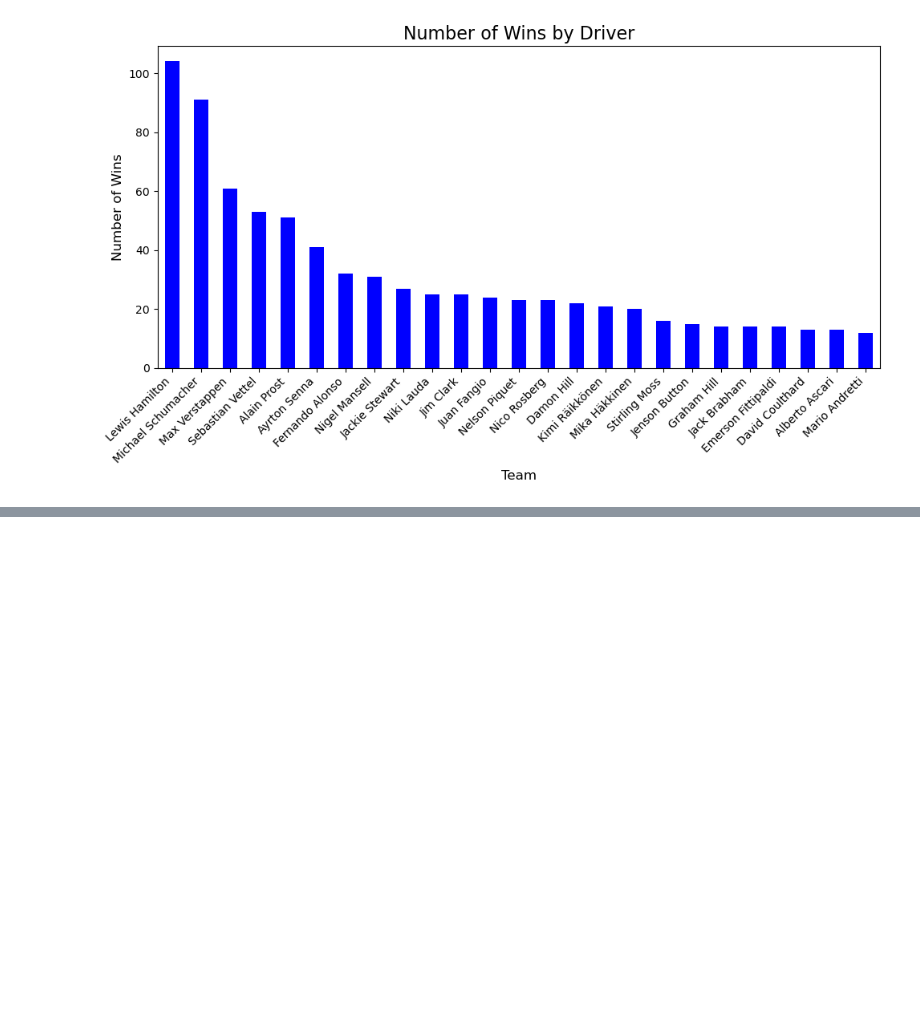
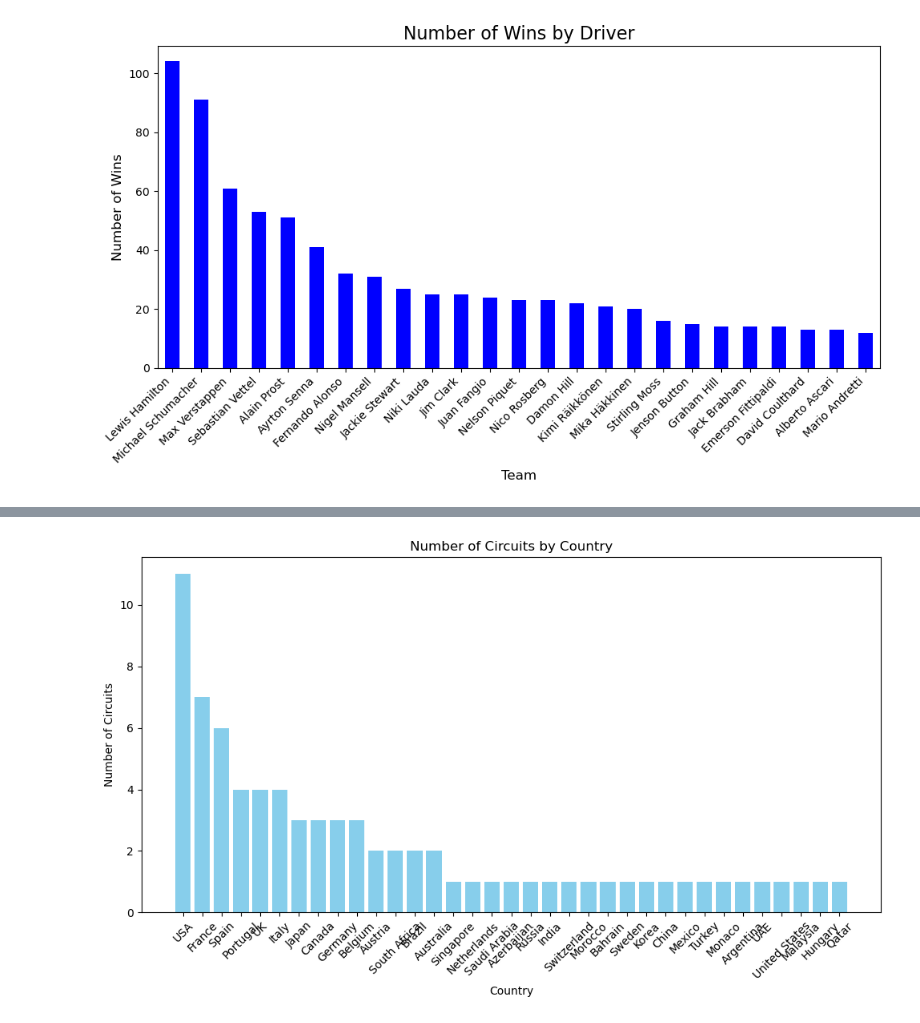
Before and after one commit to mnogueira22/FEUP-PRI, a Jupyter notebook: statistics.ipynb, the cells around one changed output, grey strips where cells are left out. Saved outputs shown, nothing was run; the diff lists cells and outputs as text; code cells hidden in the pictures; blank space fills up the shorter version.

```diff
--- a/statistics.ipynb
+++ b/statistics.ipynb
@@ -49,0 +96,19 @@ plt.show()
+# %%
+# Count the number of circuits by country
+circuit_counts = circuits['country'].value_counts()
+
+# Convert the Series to a DataFrame for easier manipulation
+circuit_counts_df = circuit_counts.reset_index()
+circuit_counts_df.columns = ['Country', 'Number of Circuits']
+
+# Plotting
+plt.figure(figsize=(10, 6))
+plt.bar(circuit_counts_df['Country'], circuit_counts_df['Number of Circuits'], color='skyblue')
+plt.xlabel('Country')
+plt.ylabel('Number of Circuits')
+plt.title('Number of Circuits by Country')
+plt.xticks(rotation=45)
+plt.tight_layout()  # Adjust layout to prevent clipping
+plt.show()
+# %% [output]
+[figure, added]
```
Also changed, not shown: parts of 4 cells of this notebook.
